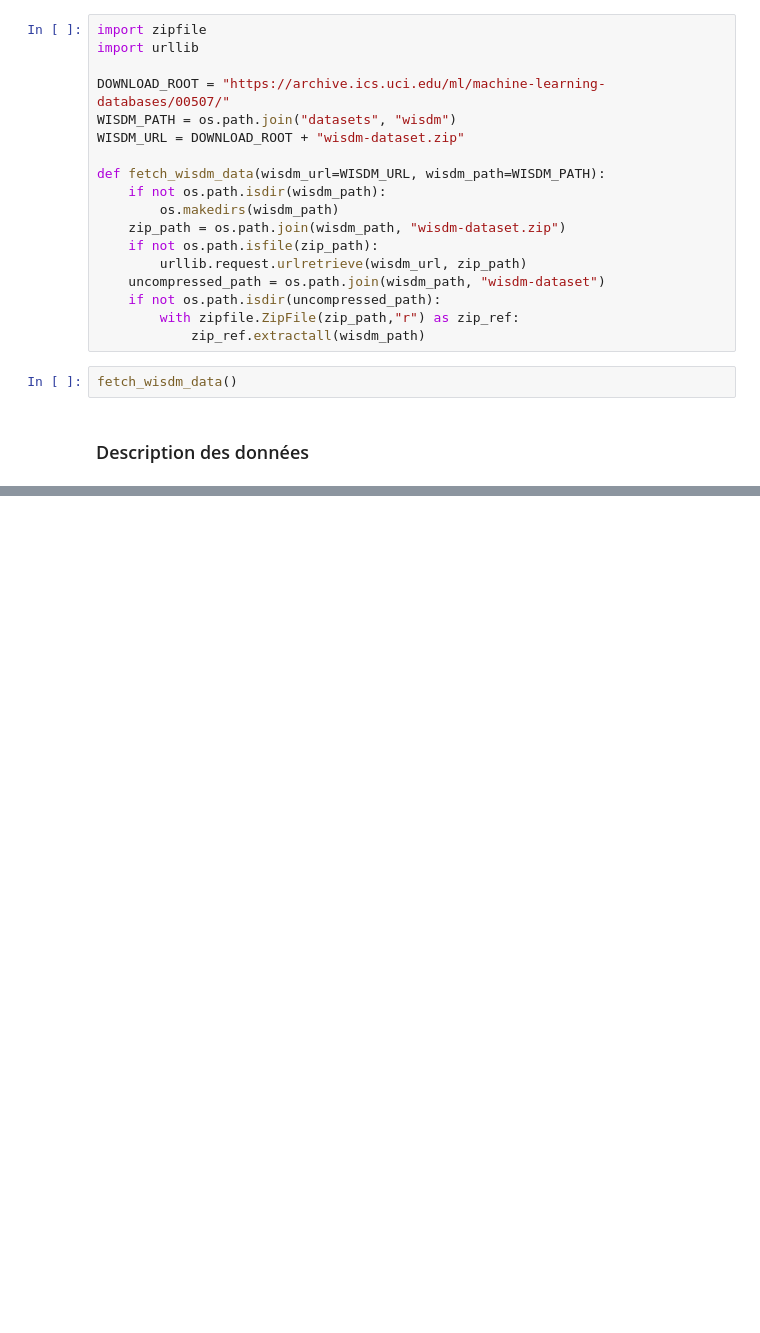
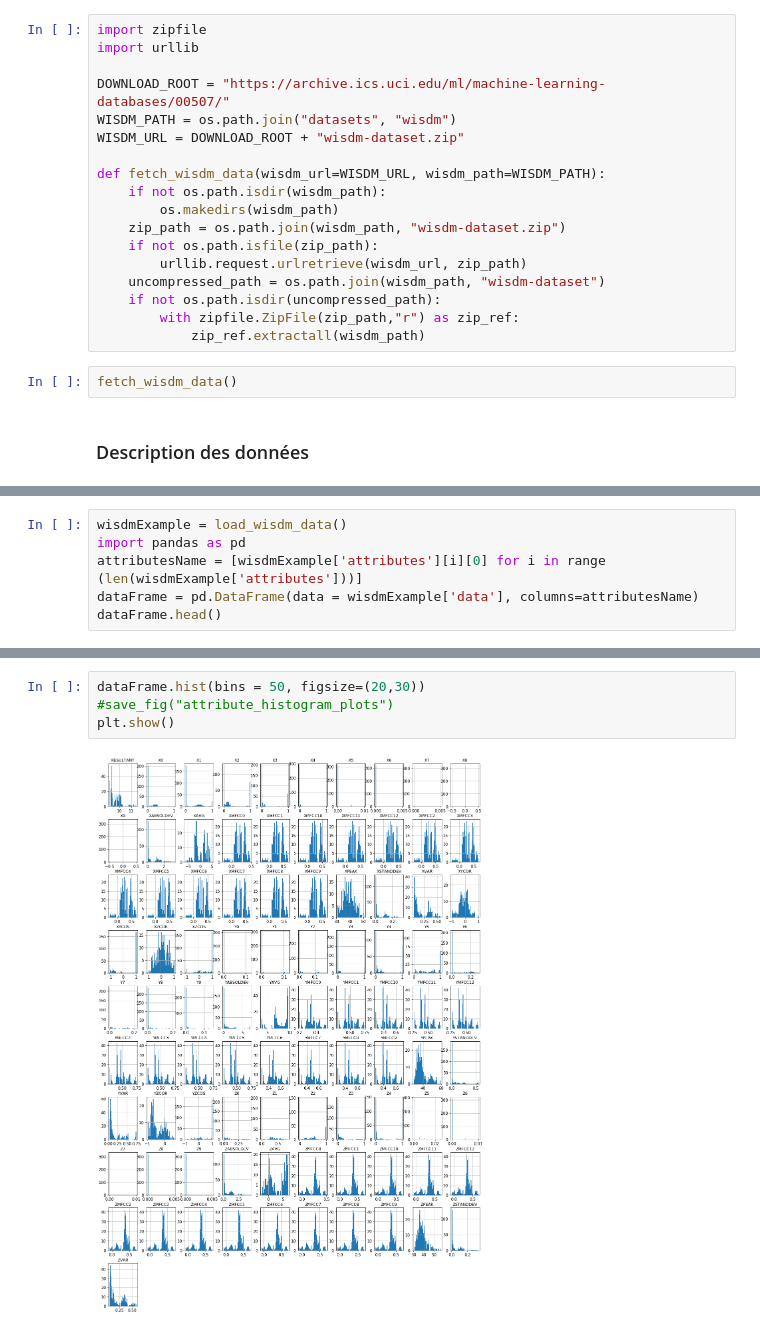
Before and after one commit to BaptisteSaintArnoult/human-activity-recognition, a Jupyter notebook: machin-learning-using-CRIPS-DM-process.ipynb, the cells around one changed output, grey strips where cells are left out. Drawn from its saved outputs; the diff is of its cells as text; blank space fills up the shorter version.

Commit message:
Ajout d'éléments de data visualisation : Exemples de lignes du data set, histogrammes et autres infos.

```diff
--- a/machin-learning-using-CRIPS-DM-process.ipynb
+++ b/machin-learning-using-CRIPS-DM-process.ipynb
@@ -104,0 +84,6 @@ S,0.1,0.9,0.0,0.0,0.0,0.0,0.0,0.0,0.0,0.0,0.0,0.0,0.0,0.0,0.0,0.99,0.01,0.0,0.0,
+# %%
+wisdmExample = load_wisdm_data()
+import pandas as pd
+attributesName = [wisdmExample['attributes'][i][0] for i in range (len(wisdmExample['attributes']))]
+dataFrame = pd.DataFrame(data = wisdmExample['data'], columns=attributesName)
+dataFrame.head()
@@ -104,0 +131,6 @@ S,0.1,0.9,0.0,0.0,0.0,0.0,0.0,0.0,0.0,0.0,0.0,0.0,0.0,0.0,0.0,0.99,0.01,0.0,0.0,
+# %%
+dataFrame.hist(bins = 50, figsize=(20,30))
+#save_fig("attribute_histogram_plots")
+plt.show()
+# %% [output]
+[figure, added]
```
Also changed, not shown: parts of 6 cells of this notebook.
